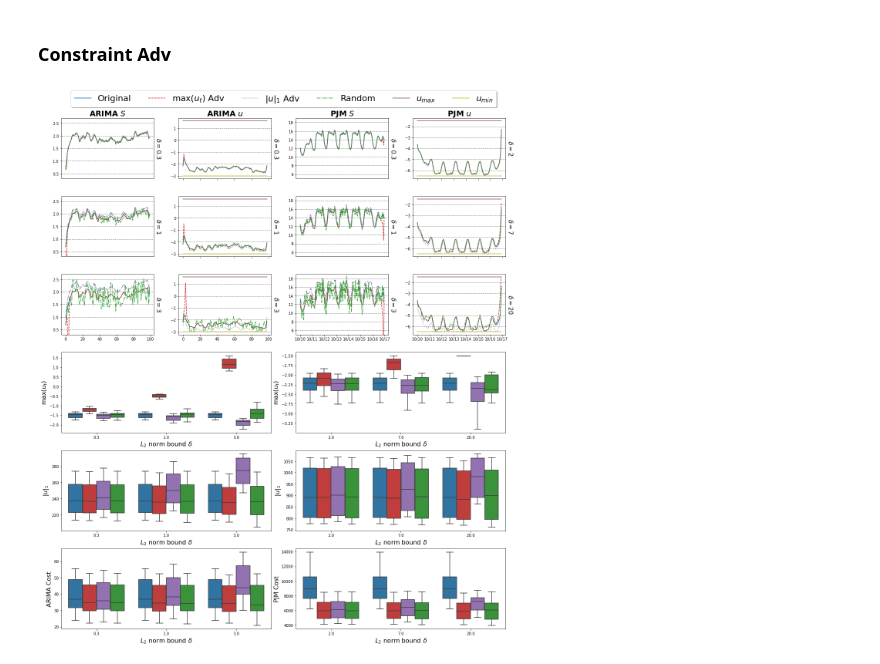
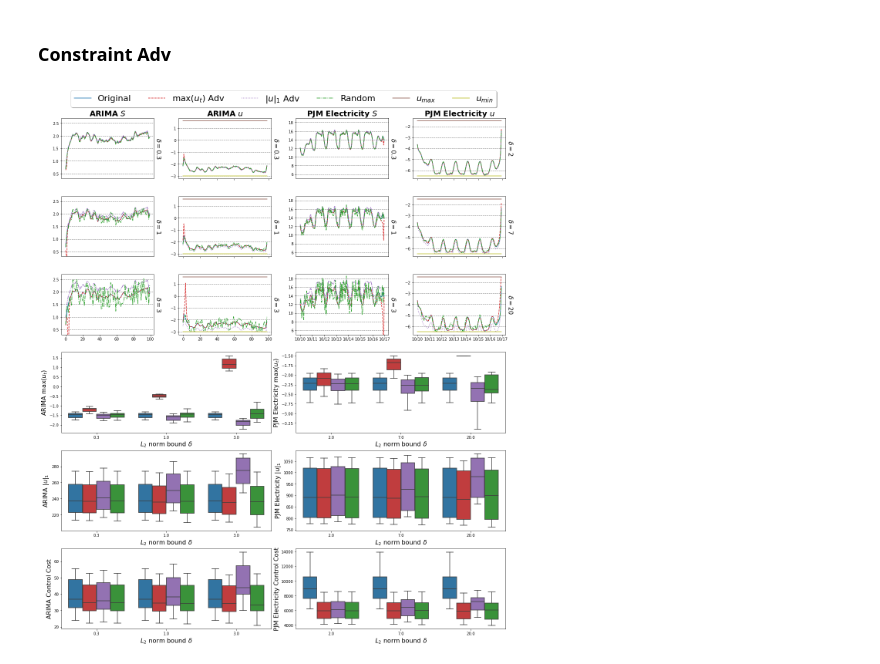
Before and after one commit to UTAustin-SwarmLab/Constraint-Adversarial-MPC, a Jupyter notebook: constraint_adv.ipynb, the cells around one changed output. Drawn from its saved outputs; the diff is of its cells as text; code cells hidden in the pictures.

```diff
--- a/constraint_adv.ipynb
+++ b/constraint_adv.ipynb
@@ -560,7 +560,7 @@ for (delta1, delta2) in zip(delta_list, delta_list2):
     flag += 1
 
 
-for ax, col in zip(ts_ax_list[0, :], ("ARIMA", "PJM")):
+for ax, col in zip(ts_ax_list[0, :], ("ARIMA", "PJM Electricity")):
     ax.set_title(col, fontsize=20, fontweight="bold")
 
 lgd = fig.legend(["Original", "Cost Adv", "Random"], loc='upper center', bbox_to_anchor=(0.5, 1.03), fancybox=True, shadow=True, ncol=3, fontsize=23)
@@ -569,7 +569,7 @@ xlabel1 = ts_ax_list[flag-1, 0].set_xlabel("ARIMA Time Series $S$", fontsize=16)
 
 myFmt = mdates.DateFormatter('%m/%d')
 ts_ax_list[flag-1, 1].xaxis.set_major_formatter(myFmt)
-xlabel2 = ts_ax_list[flag-1, 1].set_xlabel("PJM Time Series $S$", fontsize=16)
+xlabel2 = ts_ax_list[flag-1, 1].set_xlabel("PJM Electricity Time Series $S$", fontsize=16)
 
 
 ax = sns.boxplot(ax=ts_ax_list[flag, 0], data=arima_df, x='$L_2$ norm bound $\delta$', y='Cost', hue='Scenario'
@@ -578,7 +578,7 @@ ax.legend().remove()
 ax.set_yscale('log')
 # plt.legend(fontsize=16)
 ax.set_xlabel('$L_2$ norm bound $\delta$', fontsize=16)
-ax.set_ylabel('ARIMA Cost', fontsize=16)
+ax.set_ylabel('ARIMA Control Cost', fontsize=16)
 
 hue_order = ['Original', 'Cost Adv', 'Random']
 pairs = []
@@ -597,7 +597,7 @@ ax.legend().remove()
 ax.set_yscale('log')
 # plt.legend(fontsize=16)
 ax.set_xlabel('$L_2$ norm bound $\delta$', fontsize=16)
-ax.set_ylabel('PJM Cost', fontsize=16)
+ax.set_ylabel('PJM Electricity Control Cost', fontsize=16)
 
 hue_order = ['Original', 'Cost Adv', 'Random']
 pairs = []
@@ -739,7 +739,7 @@ for (delta1, delta2) in zip(delta_list, delta_list2):
     flag += 1
 
 
-for ax, col in zip(["ARIMAts0", "ARIMAu0", "PJMts0", "PJMu0"], ["ARIMA $S$", "ARIMA $u$", "PJM $S$", "PJM $u$"]):
+for ax, col in zip(["ARIMAts0", "ARIMAu0", "PJMts0", "PJMu0"], ["ARIMA $S$", "ARIMA $u$", "PJM Electricity $S$", "PJM Electricity $u$"]):
     ax_list[ax].set_title(col, fontsize=20, fontweight="bold")
 
 # lgd = fig.legend(["Original", "max($u_t$) Adv", "$\|u\|_1$ Adv", "Random", "$u_{max}$", "$u_{min}$"], loc='upper center', \
@@ -757,43 +757,43 @@ ax3 = sns.boxplot(ax=ax_list["ARIMAumax"], data=arima_umax_df, x='$L_2$ norm bou
     , palette=[color_list[0], color_list[3], color_list[4], color_list[2]])
 ax3.legend().remove()
 ax3.set_xlabel('$L_2$ norm bound $\delta$', fontsize=16)
-ax3.set_ylabel('max($u_t$)', fontsize=16)
+ax3.set_ylabel('ARIMA max($u_t$)', fontsize=16)
 
 ax4 = sns.boxplot(ax=ax_list["PJMumax"], data=pjm_umax_df, x='$L_2$ norm bound $\delta$', y='umax', hue='Target Function' #, title='Control Cost: $J^c(\hat{u};S, x_0)$'
     , palette=[color_list[0], color_list[3], color_list[4], color_list[2]])
 ax4.legend().remove()
 ax4.set_xlabel('$L_2$ norm bound $\delta$', fontsize=16)
-ax4.set_ylabel('max($u_t$)', fontsize=16)
+ax4.set_ylabel('PJM Electricity max($u_t$)', fontsize=16)
 
 ### uabs boplot
 ax5 = sns.boxplot(ax=ax_list["ARIMAuabs"], data=arima_uabs_df, x='$L_2$ norm bound $\delta$', y='uabs', hue='Target Function' #, title='Control Cost: $J^c(\hat{u};S, x_0)$'
     , palette=[color_list[0], color_list[3], color_list[4], color_list[2]])
 ax5.legend().remove()
 ax5.set_xlabel('$L_2$ norm bound $\delta$', fontsize=16)
-ax5.set_ylabel('$\|u\|_1$', fontsize=16)
+ax5.set_ylabel('ARIMA $\|u\|_1$', fontsize=16)
 
 ax6 = sns.boxplot(ax=ax_list["PJMuabs"], data=pjm_uabs_df, x='$L_2$ norm bound $\delta$', y='uabs', hue='Target Function' #, title='Control Cost: $J^c(\hat{u};S, x_0)$'
     , palette=[color_list[0], color_list[3], color_list[4], color_list[2]])
 ax6.legend().remove()
 ax6.set_xlabel('$L_2$ norm bound $\delta$', fontsize=16)
-ax6.set_ylabel('$\|u\|_1$', fontsize=16)
+ax6.set_ylabel('PJM Electricity $\|u\|_1$', fontsize=16)
 
 ### cost boxplot
 ax = sns.boxplot(ax=ax_list["ARIMAcost"], data=arima_df, x='$L_2$ norm bound $\delta$', y='Cost', hue='Target Function' #, title='Control Cost: $J^c(\hat{u};S, x_0)$'
     , palette=[color_list[0], color_list[3], color_list[4], color_list[2]])
 ax.legend().remove()
 ax.set_xlabel('$L_2$ norm bound $\delta$', fontsize=16)
-ax.set_ylabel('ARIMA Cost', fontsize=16)
+ax.set_ylabel('ARIMA Control Cost', fontsize=16)
 
 ax2 = sns.boxplot(ax=ax_list["PJMcost"], data=pjm_df, x='$L_2$ norm bound $\delta$', y='Cost', hue='Target Function' #, title='Control Cost: $J^c(\hat{u};S, x_0)$'
     , palette=[color_list[0], color_list[3], color_list[4], color_list[2]])
 ax2.legend().remove()
 ax2.set_xlabel('$L_2$ norm bound $\delta$', fontsize=16)
-ax2.set_ylabel('PJM Cost', fontsize=16)
+ax2.set_ylabel('PJM Electricity Control Cost', fontsize=16)
 
 
 
 fig.subplots_adjust(left=0.1, bottom=0.1, right=0.9, top=0.9, wspace=0.27, hspace=0.25)
 fig.savefig("./plots/ARIMA_PJM adv constr.pdf", dpi=1000, bbox_inches="tight") # bbox_extra_artists=(lgd,xlabel1, xlabel2, ),
 # %% [output]
-[figure, old version]
+[figure, new version]
```
Also changed, not shown: parts of 1 cell of this notebook, 2 other files.
